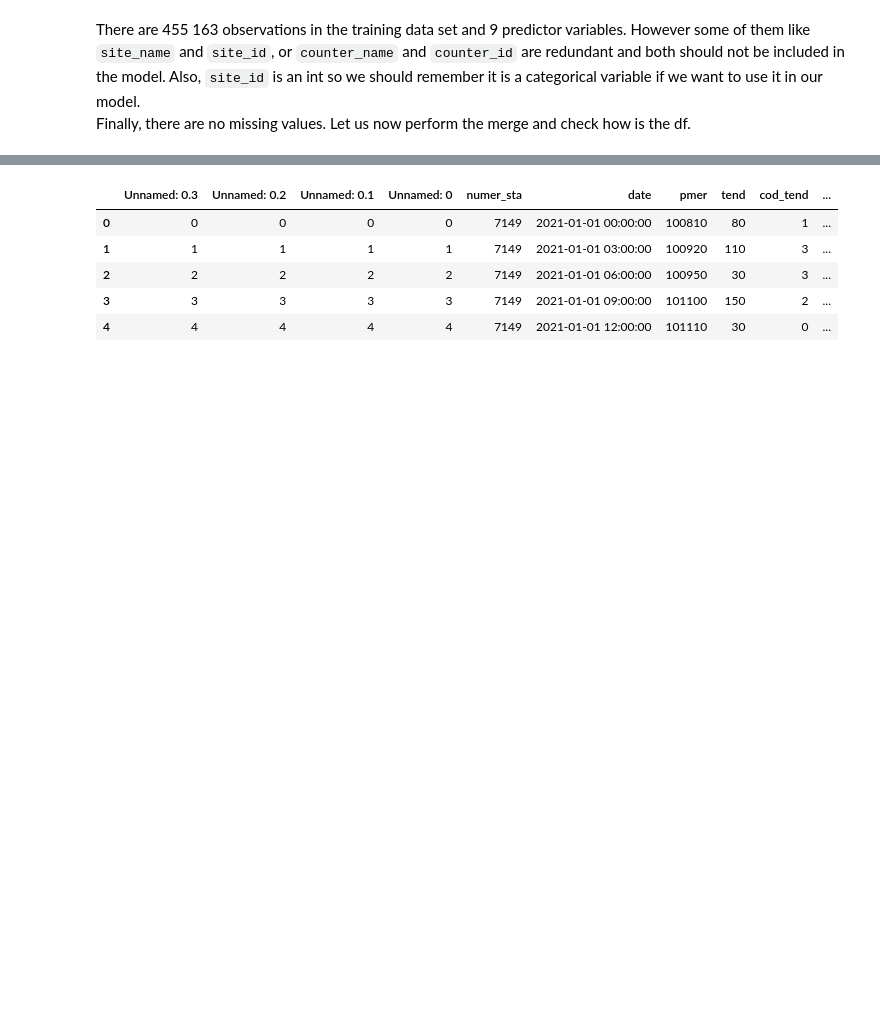
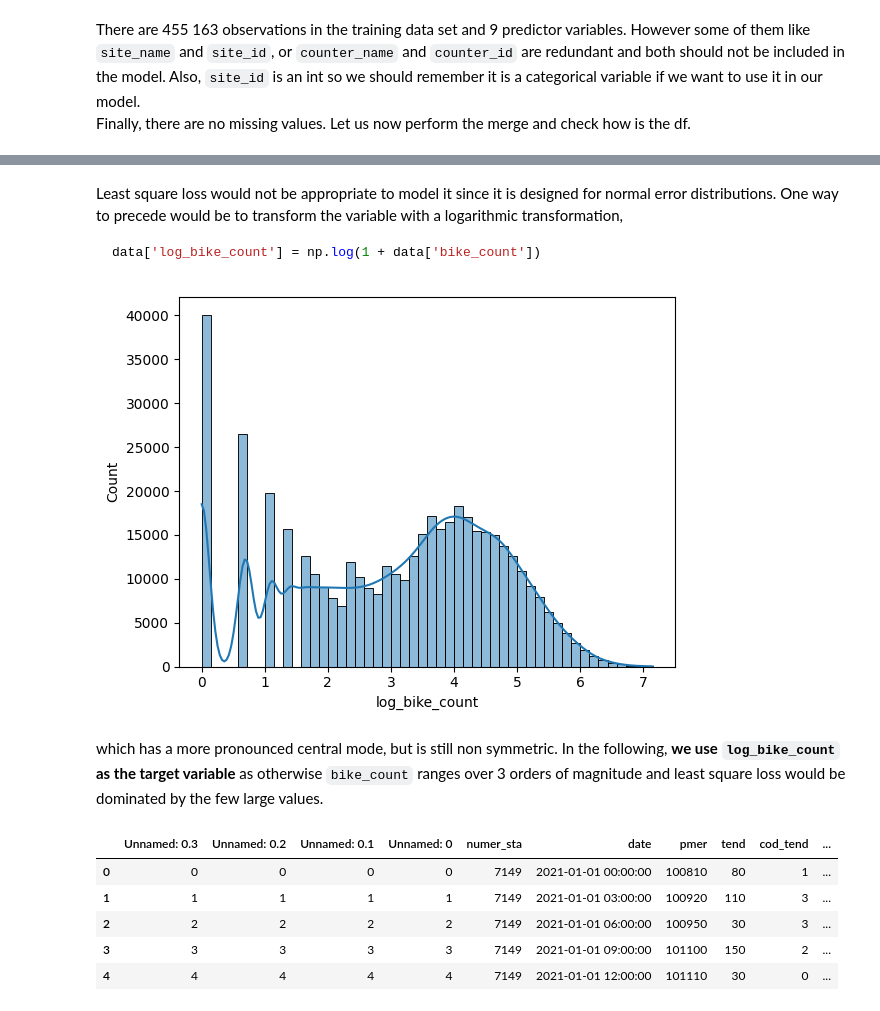
Before and after one commit to mat10599/bike_counters, a Jupyter notebook: final_notebook.ipynb, the cells around one changed output, grey strips where cells are left out. Cells and saved outputs as stored; diff of their text form; code cells hidden in the pictures; blank space fills up the shorter version.

````diff
--- a/final_notebook.ipynb
+++ b/final_notebook.ipynb
@@ -82,3 +123,17 @@ Let us now perform the merge and check how is the df.
+# %% [markdown]
+Least square loss would not be appropriate to model it since it is designed for normal error distributions. One way to precede would be to transform the variable with a logarithmic transformation,
+```py
+data['log_bike_count'] = np.log(1 + data['bike_count'])
+```
+# %%
+import seaborn as sns
+
+
+ax = sns.histplot(df_original, x="log_bike_count", kde=True, bins=50)
+# %% [output]
+[figure, added]
+# %% [markdown]
+which has a more pronounced central mode, but is still non symmetric. In the following, **we use `log_bike_count` as the target variable** as otherwise `bike_count` ranges over 3 orders of magnitude and least square loss would be dominated by the few large values.
 # %%
 file_path = Path("data") / "external_data.csv"
 df_ext = pd.read_csv(file_path, parse_dates=["date"])
````
Also changed, not shown: parts of 54 cells of this notebook, 10 other files.
